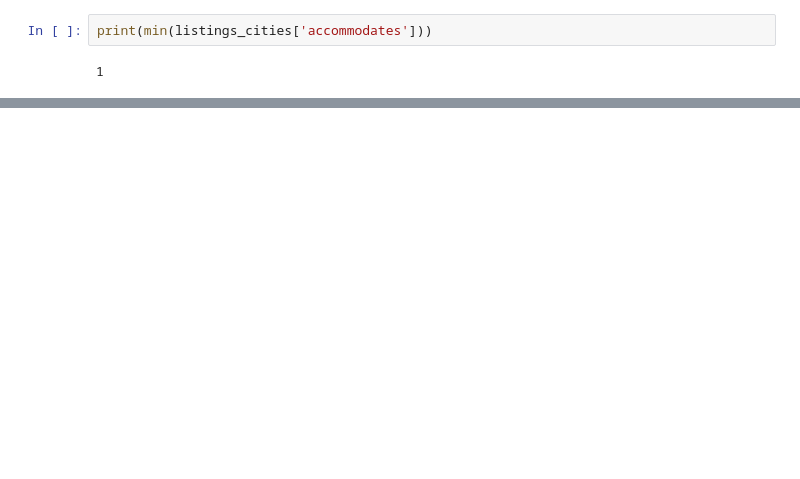
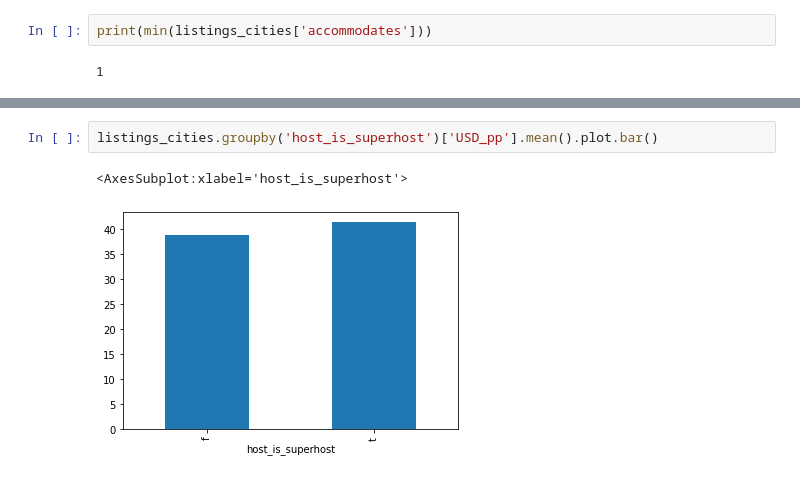
Before and after one commit to spandanakonduru/Airbnb-Analysis, a Jupyter notebook: Diss_Code.ipynb, the cells around one changed output, grey strips where cells are left out. Drawn from its saved outputs; the diff is of its cells as text; blank space fills up the shorter version.

```diff
--- a/Diss_Code.ipynb
+++ b/Diss_Code.ipynb
@@ -321,0 +380,5 @@ print(min(listings_cities['accommodates']))
+# %%
+listings_cities.groupby('host_is_superhost')['USD_pp'].mean().plot.bar()
+# %% [output]
+<AxesSubplot:xlabel='host_is_superhost'>
+[figure, added]
```
Also changed, not shown: parts of 27 cells of this notebook.
